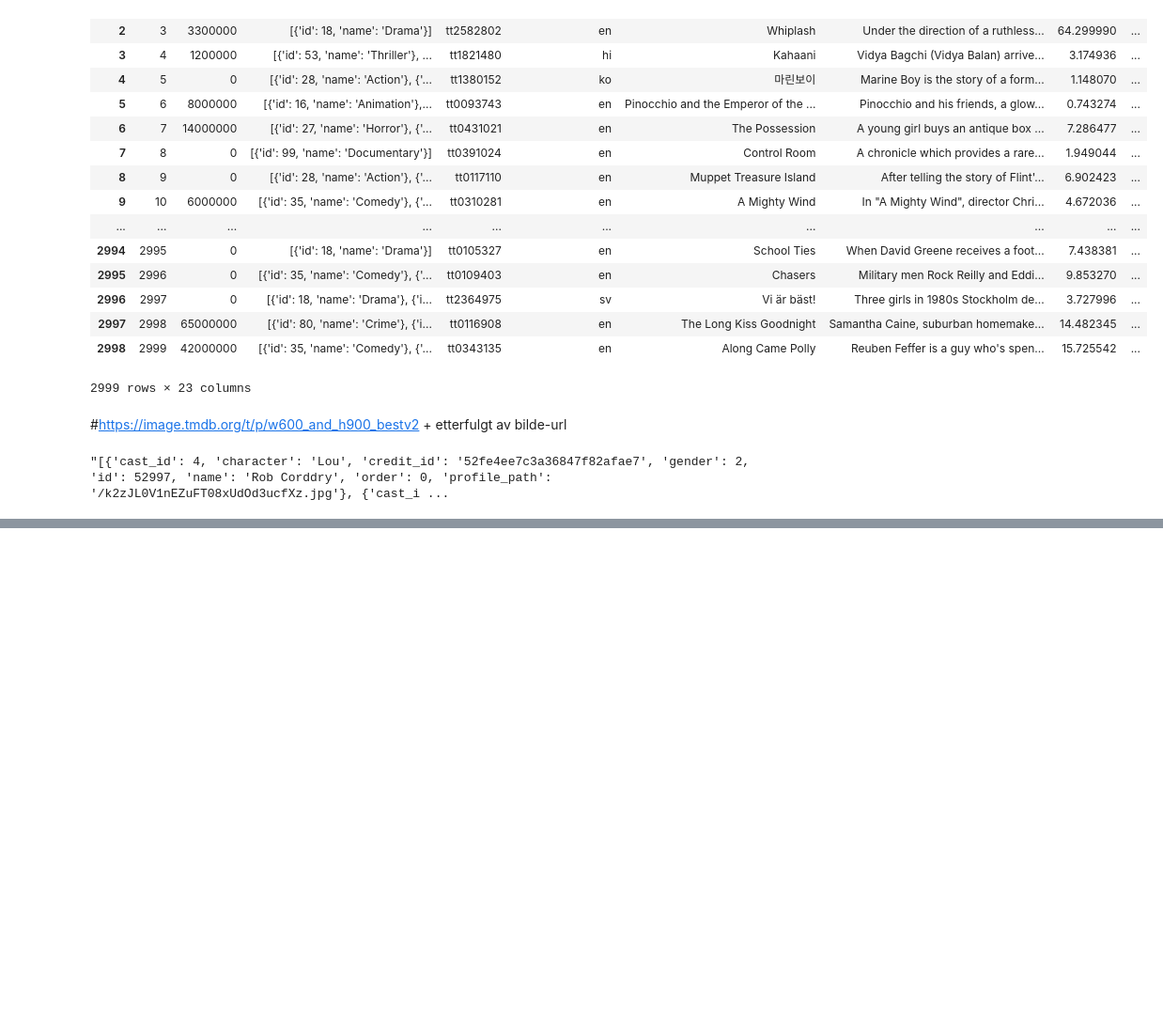
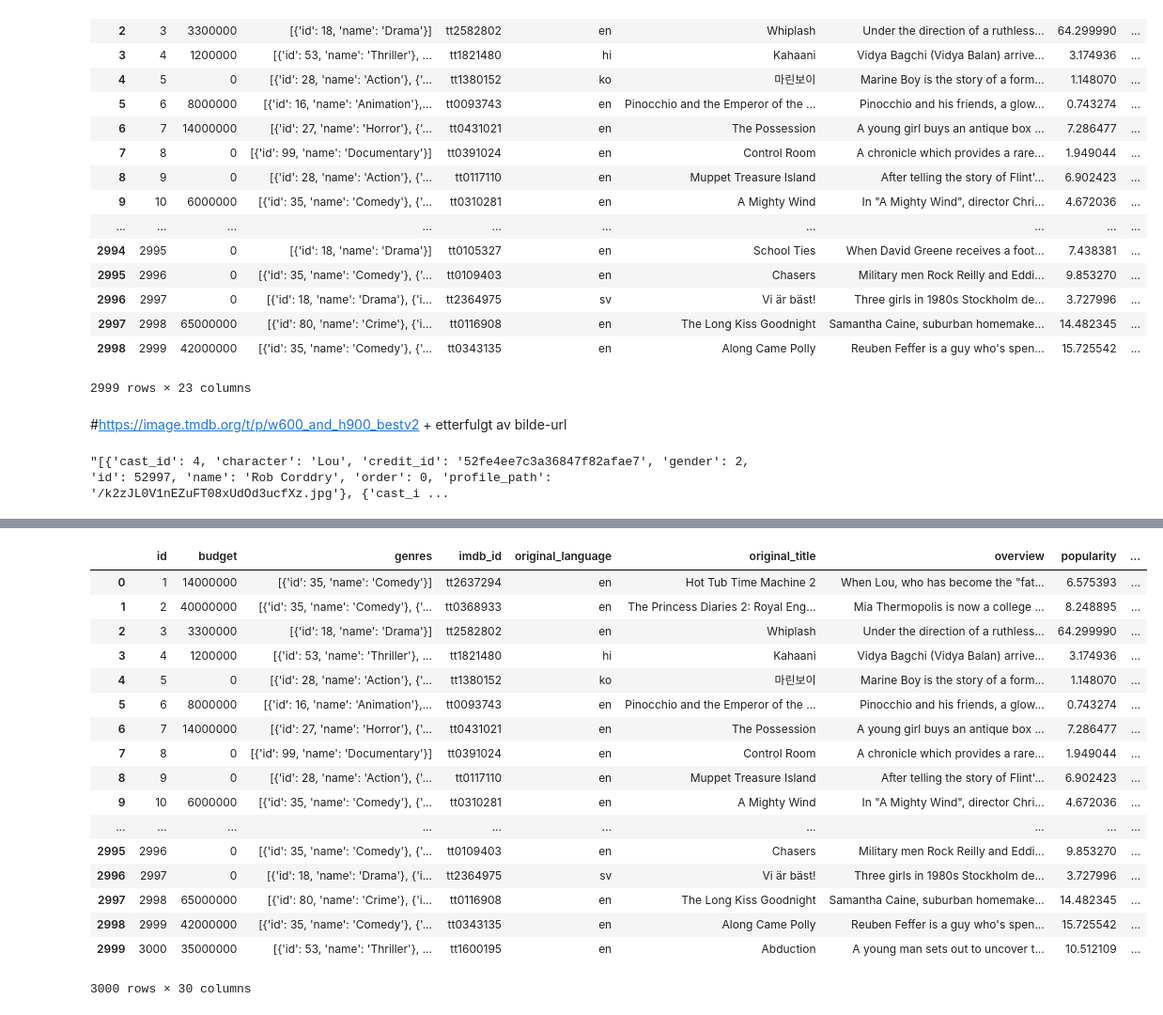
Before and after one commit to jhoffis/Oblig2, a Jupyter notebook: Jostein.ipynb, the cells around one changed output, grey strips where cells are left out. Shown: that part at 94% size. Cells and saved outputs as stored; diff of their text form; code cells hidden in the pictures; blank space fills up the shorter version.

```diff
--- a/Jostein.ipynb
+++ b/Jostein.ipynb
@@ -150,9 +193,11 @@ def language_encoder(column):
 # %%
 #https://image.tmdb.org/t/p/w600_and_h900_bestv2 + etterfulgt av bilde-url
 # %%
-train_copy['has_english'] = language_encoder(train_copy['spoken_languages'])
+train_copy['has_english'] = language_encoder(train_copy['spoken_languages'], 3000)
+test_copy['has_english'] = language_encoder(test_copy['spoken_languages'], 4398)
 
 train_copy = train_copy.drop(['spoken_languages'], axis=1)
+test_copy = test_copy.drop(['spoken_languages'], axis=1)
 # %%
 train_copy['cast'][0]
 # %% [output]
@@ -187,6 +240,21 @@ def cast_counter(column):
         i+=1
 
     return cast_size, female_cast_size, male_cast_size, uncategorized_cast_size
+# %%
+def attribute_counter(column):
+    attribute_size = [0] * len(column)
+
+    i = 0
+    for attribute_list_str in column:
+
+        if attribute_list_str == attribute_list_str:
+            attribute_list = ast.literal_eval(attribute_list_str)
+            attribute_size[i] = len(attribute_list)
+        else:
+            attribute_size[i] = np.nan
+        i+=1
+
+    return attribute_size
 # %%
 train_copy['cast_size'], train_copy['female_cast_size'], train_copy['male_cast_size'], train_copy['uncategorized_cast_size'] = cast_counter(train_copy['cast'])
 train_copy = train_copy.drop('cast', axis = 1)
@@ -193,3 +264,48 @@ train_copy = train_copy.drop('cast', axis = 1)
+# %%
+def attribute_length(column, length) :
+    new_column = [0] * length
+
+    i = 0
+    for data_attribute in column:
+        if data_attribute == data_attribute:
+            new_column[i] = len(data_attribute)
+        else:
+            new_column[i] = np.nan
+        i += 1
+
+    return new_column
+# %%
+train_copy['title_length'] = attribute_length(train_copy['title'], 3000)
+train_copy['tagline_length'] = attribute_length(train_copy['tagline'], 3000)
+train_copy['crew_size'] = attribute_counter(train_copy['crew'])
+train_copy['num_keywords'] = attribute_counter(train_copy['Keywords'])
+
+test_copy['title_length'] = attribute_length(test_copy['title'], 4398)
+test_copy['tagline_length'] = attribute_length(test_copy['tagline'], 4398)
+test_copy['crew_size'] = attribute_counter(test_copy['crew'])
+test_copy['num_keywords'] = attribute_counter(test_copy['Keywords'])
+#train_copy['overview_length'] = attribute_length(train_copy['overview'])
+# %%
+train_copy
+# %% [output]
+|  | id | budget | genres | imdb_id | original_language | original_title | overview | popularity | ... |
+| 0 | 1 | 14000000 | [{'id': 35, 'name': 'Comedy'}] | tt2637294 | en | Hot Tub Time Machine 2 | When Lou, who has become the "fat... | 6.575393 | ... |
+| 1 | 2 | 40000000 | [{'id': 35, 'name': 'Comedy'}, {'... | tt0368933 | en | The Princess Diaries 2: Royal Eng... | Mia Thermopolis is now a college ... | 8.248895 | ... |
+| 2 | 3 | 3300000 | [{'id': 18, 'name': 'Drama'}] | tt2582802 | en | Whiplash | Under the direction of a ruthless... | 64.299990 | ... |
+| 3 | 4 | 1200000 | [{'id': 53, 'name': 'Thriller'}, ... | tt1821480 | hi | Kahaani | Vidya Bagchi (Vidya Balan) arrive... | 3.174936 | ... |
+| 4 | 5 | 0 | [{'id': 28, 'name': 'Action'}, {'... | tt1380152 | ko | 마린보이 | Marine Boy is the story of a form... | 1.148070 | ... |
+| 5 | 6 | 8000000 | [{'id': 16, 'name': 'Animation'},... | tt0093743 | en | Pinocchio and the Emperor of the ... | Pinocchio and his friends, a glow... | 0.743274 | ... |
+| 6 | 7 | 14000000 | [{'id': 27, 'name': 'Horror'}, {'... | tt0431021 | en | The Possession | A young girl buys an antique box ... | 7.286477 | ... |
+| 7 | 8 | 0 | [{'id': 99, 'name': 'Documentary'}] | tt0391024 | en | Control Room | A chronicle which provides a rare... | 1.949044 | ... |
+| 8 | 9 | 0 | [{'id': 28, 'name': 'Action'}, {'... | tt0117110 | en | Muppet Treasure Island | After telling the story of Flint'... | 6.902423 | ... |
+| 9 | 10 | 6000000 | [{'id': 35, 'name': 'Comedy'}, {'... | tt0310281 | en | A Mighty Wind | In "A Mighty Wind", director Chri... | 4.672036 | ... |
+| ... | ... | ... | ... | ... | ... | ... | ... | ... | ... |
+| 2995 | 2996 | 0 | [{'id': 35, 'name': 'Comedy'}, {'... | tt0109403 | en | Chasers | Military men Rock Reilly and Eddi... | 9.853270 | ... |
+| 2996 | 2997 | 0 | [{'id': 18, 'name': 'Drama'}, {'i... | tt2364975 | sv | Vi är bäst! | Three girls in 1980s Stockholm de... | 3.727996 | ... |
+| 2997 | 2998 | 65000000 | [{'id': 80, 'name': 'Crime'}, {'i... | tt0116908 | en | The Long Kiss Goodnight | Samantha Caine, suburban homemake... | 14.482345 | ... |
+| 2998 | 2999 | 42000000 | [{'id': 35, 'name': 'Comedy'}, {'... | tt0343135 | en | Along Came Polly | Reuben Feffer is a guy who's spen... | 15.725542 | ... |
+| 2999 | 3000 | 35000000 | [{'id': 53, 'name': 'Thriller'}, ... | tt1600195 | en | Abduction | A young man sets out to uncover t... | 10.512109 | ... |
+3000 rows × 30 columns
 # %%
 train_copy.info()
 # %% [output]
```
Also changed, not shown: parts of 56 cells of this notebook.
